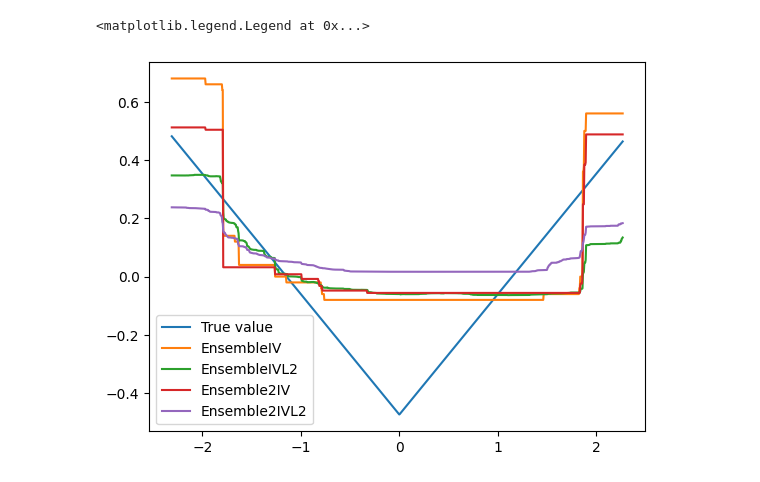
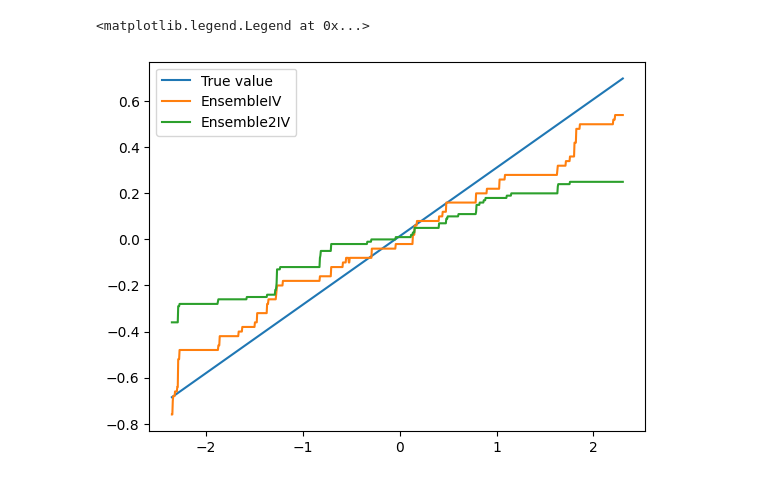
Before and after one commit to isaacmeza/NNPIV, a Jupyter notebook: longitudinal_causal/longitudinal_notebook rfiv.ipynb, the cells around one changed output. Saved outputs shown, nothing was run; the diff lists cells and outputs as text; code cells hidden in the pictures.

Commit message:
subsetted estimator for rfiv

```diff
--- a/longitudinal_causal/longitudinal_notebook rfiv.ipynb
+++ b/longitudinal_causal/longitudinal_notebook rfiv.ipynb
@@ -11,5 +18,5 @@ from mliv.rkhs import RKHSIV, ApproxRKHSIVCV, RKHSIVCV, RKHSIVL2CV, RKHSIVL2, RK
 # %%
-fn_number = 0
+fn_number = 8
 tau_fn = dgps.get_tau_fn(fn_number)
 # %%
 A, D, B, C, Y, tau_fn = dgps.get_data(3000, 10, 10, tau_fn, 2)
@@ -169,14 +73,12 @@ rfivl2_pred = nested_npivfit(A, B, C, D, Y, B_test, model=rfivl2_model)
 # %%
-
-
-adversary = RandomForestRegressor(n_estimators=100, max_depth=2,
+adversary = RandomForestRegressor(n_estimators=40, max_depth=2,
                                     bootstrap=True, min_samples_leaf=40, min_impurity_decrease=0.001)
-learnerg = RandomForestClassifier(n_estimators=20, max_depth=2, criterion='gini',
+learnerg = RandomForestClassifier(n_estimators=5, max_depth=2, criterion='gini',
                                     bootstrap=False, min_samples_leaf=40, min_impurity_decrease=0.001)
-learnerh = RandomForestClassifier(n_estimators=50, max_depth=2, criterion='gini',
+learnerh = RandomForestClassifier(n_estimators=5, max_depth=2, criterion='gini',
                                     bootstrap=False, min_samples_leaf=40, min_impurity_decrease=0.001)
 
-rfiv2_model = Ensemble2IV(n_iter=500, max_abs_value=2, adversary=adversary, learnerg=learnerg, learnerh=learnerh, n_burn_in=100)
+rfiv2_model = Ensemble2IV(n_iter=400, max_abs_value=2, adversary=adversary, learnerg=learnerg, learnerh=learnerh, n_burn_in=10)
 
 #rfiv2_model = Ensemble2IV(n_iter=200, max_abs_value=4)
 rfiv2_pred = rfiv2_model.fit(A, B, C, D, Y).predict(B_test)
@@ -195,10 +97,10 @@ rfiv2l2_pred = rfiv2l2_model.fit(A, B, C, D, Y).predict(B_test)
 # %%
 plt.plot(B_test[:, 0], true_fn, label='True value')
 plt.plot(B_test[:, 0], rfiv_pred, label='EnsembleIV')
-plt.plot(B_test[:, 0], rfivl2_pred, label='EnsembleIVL2')
+#plt.plot(B_test[:, 0], rfivl2_pred, label='EnsembleIVL2')
 plt.plot(B_test[:, 0], rfiv2_pred, label='Ensemble2IV')
-plt.plot(B_test[:, 0], rfiv2l2_pred, label='Ensemble2IVL2')
+#plt.plot(B_test[:, 0], rfiv2l2_pred, label='Ensemble2IVL2')
 plt.legend()
 # %% [output]
 <matplotlib.legend.Legend at 0x...>
-[figure, old version]
+[figure, new version]
```
Also changed, not shown: parts of 5 cells of this notebook, 2 other files.
